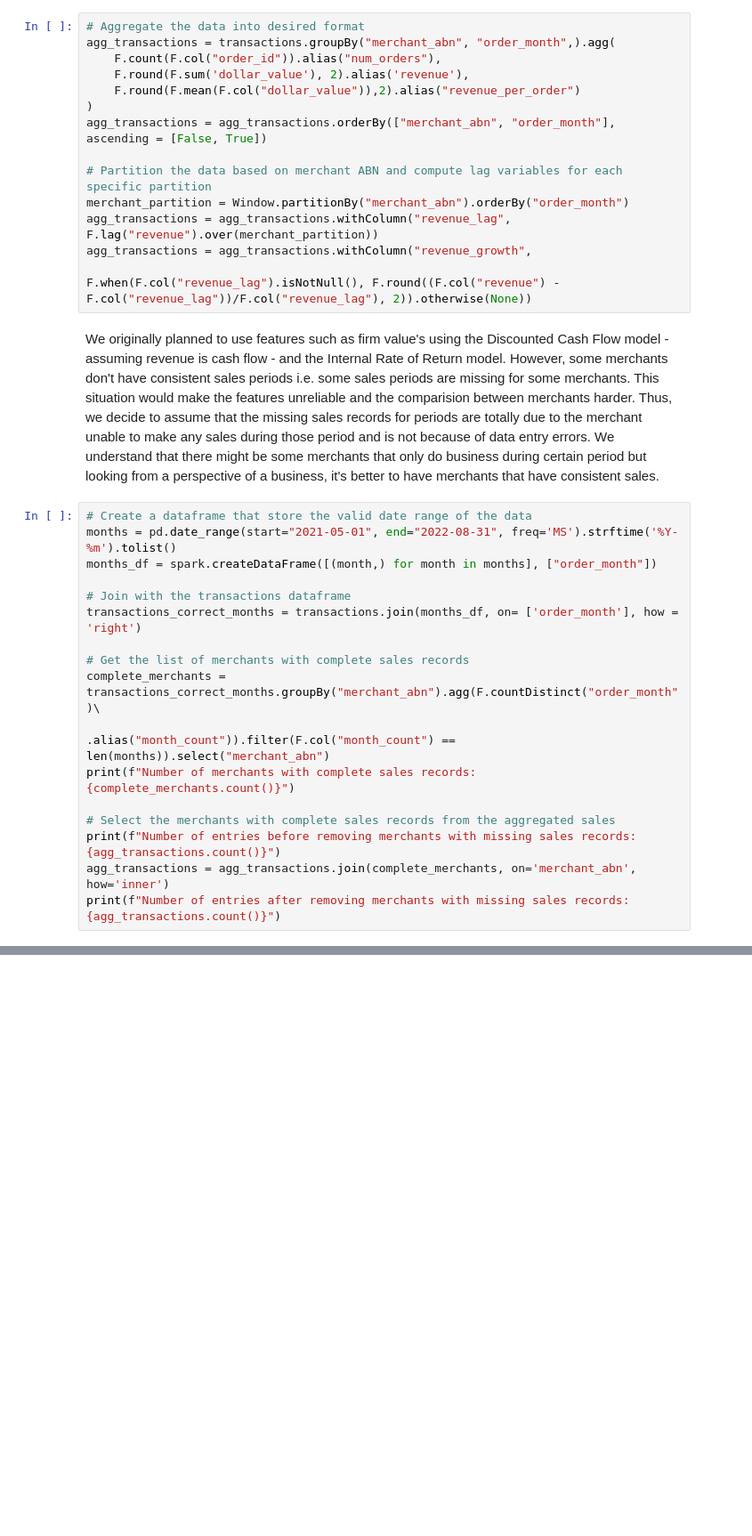
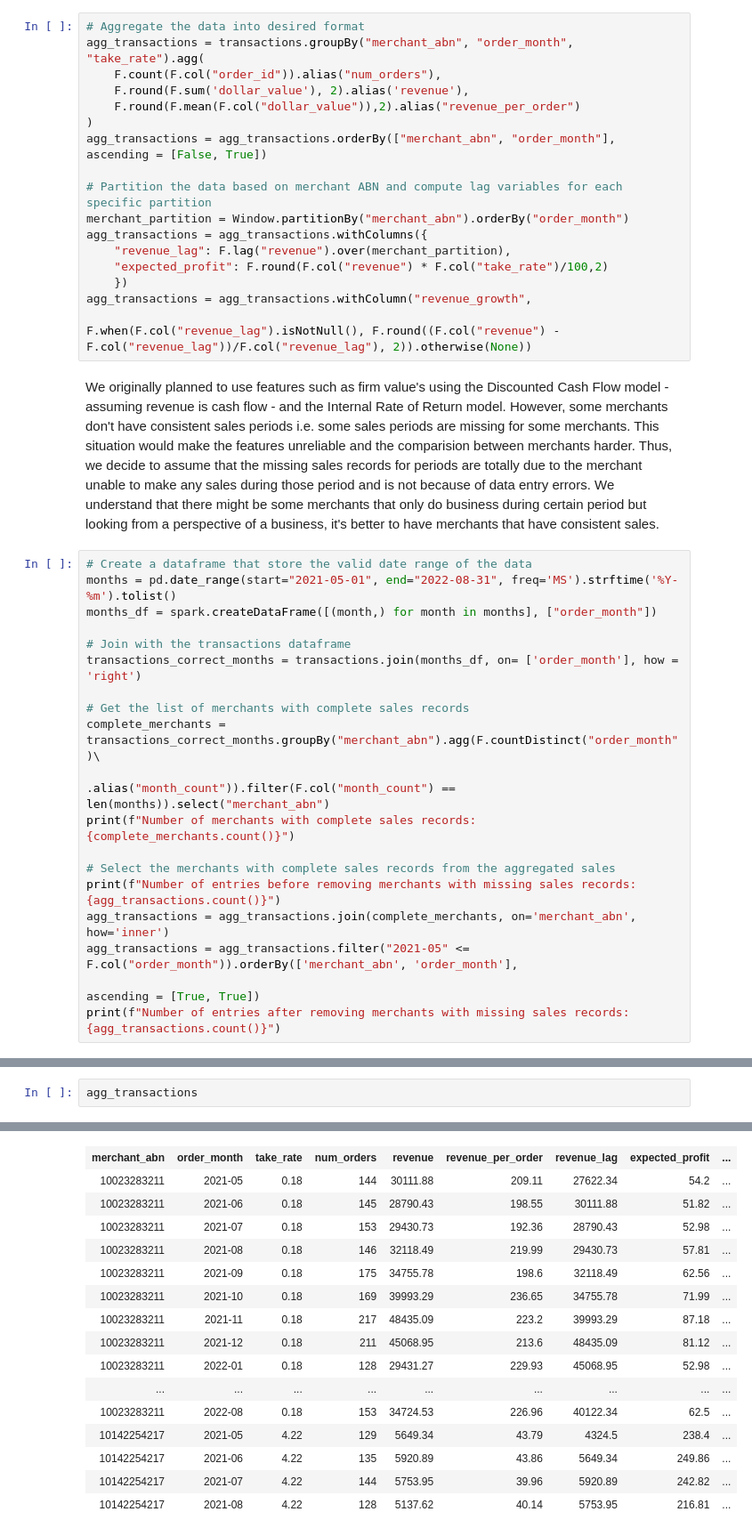
Before and after one commit to MAST30034-AppliedDataScience/project-2-group-buy-now-pay-later-industry-project-9, a Jupyter notebook: notebooks/ranking_model.ipynb, the cells around one changed output, grey strips where cells are left out. Shown at 89% size. Saved outputs shown, nothing was run; the diff lists cells and outputs as text; blank space fills up the shorter version.

```diff
--- a/notebooks/ranking_model.ipynb
+++ b/notebooks/ranking_model.ipynb
@@ -21,7 +33,7 @@ transactions = transactions.withColumn("order_month", F.date_format(F.col("order
 We think that the forecasted revenue of each month for each merchant will be useful in determining if we should onboard the merchant to the BNPL firm as it's an indication of future growth. The growth in number of orders each month might also be important.
 # %%
 # Aggregate the data into desired format
-agg_transactions = transactions.groupBy("merchant_abn", "order_month",).agg(
+agg_transactions = transactions.groupBy("merchant_abn", "order_month", "take_rate").agg(
     F.count(F.col("order_id")).alias("num_orders"),
     F.round(F.sum('dollar_value'), 2).alias('revenue'),
     F.round(F.mean(F.col("dollar_value")),2).alias("revenue_per_order")
@@ -30,7 +42,10 @@ agg_transactions = agg_transactions.orderBy(["merchant_abn", "order_month"], asc
 
 # Partition the data based on merchant ABN and compute lag variables for each specific partition
 merchant_partition = Window.partitionBy("merchant_abn").orderBy("order_month")
-agg_transactions = agg_transactions.withColumn("revenue_lag", F.lag("revenue").over(merchant_partition))
+agg_transactions = agg_transactions.withColumns({
+    "revenue_lag": F.lag("revenue").over(merchant_partition),
+    "expected_profit": F.round(F.col("revenue") * F.col("take_rate")/100,2)
+    })
 agg_transactions = agg_transactions.withColumn("revenue_growth",
                                                F.when(F.col("revenue_lag").isNotNull(), F.round((F.col("revenue") - F.col("revenue_lag"))/F.col("revenue_lag"), 2)).otherwise(None))
 # %% [markdown]
@@ -51,5 +66,7 @@ print(f"Number of merchants with complete sales records: {complete_merchants.cou
 # Select the merchants with complete sales records from the aggregated sales
 print(f"Number of entries before removing merchants with missing sales records: {agg_transactions.count()}")
 agg_transactions = agg_transactions.join(complete_merchants, on='merchant_abn', how='inner')
+agg_transactions = agg_transactions.filter("2021-05" <= F.col("order_month")).orderBy(['merchant_abn', 'order_month'],
+                                                                                      ascending = [True, True])
 print(f"Number of entries after removing merchants with missing sales records: {agg_transactions.count()}")
 # %% [output]
@@ -61,0 +83,3 @@ Number of entries after removing merchants with missing sales records: 59329
+# %%
+agg_transactions
+# %% [output]
@@ -61,0 +92,16 @@ Number of entries after removing merchants with missing sales records: 59329
+| merchant_abn | order_month | take_rate | num_orders | revenue | revenue_per_order | revenue_lag | expected_profit | ... |
+| 10023283211 | 2021-05 | 0.18 | 144 | 30111.88 | 209.11 | 27622.34 | 54.2 | ... |
+| 10023283211 | 2021-06 | 0.18 | 145 | 28790.43 | 198.55 | 30111.88 | 51.82 | ... |
+| 10023283211 | 2021-07 | 0.18 | 153 | 29430.73 | 192.36 | 28790.43 | 52.98 | ... |
+| 10023283211 | 2021-08 | 0.18 | 146 | 32118.49 | 219.99 | 29430.73 | 57.81 | ... |
+| 10023283211 | 2021-09 | 0.18 | 175 | 34755.78 | 198.6 | 32118.49 | 62.56 | ... |
+| 10023283211 | 2021-10 | 0.18 | 169 | 39993.29 | 236.65 | 34755.78 | 71.99 | ... |
+| 10023283211 | 2021-11 | 0.18 | 217 | 48435.09 | 223.2 | 39993.29 | 87.18 | ... |
+| 10023283211 | 2021-12 | 0.18 | 211 | 45068.95 | 213.6 | 48435.09 | 81.12 | ... |
+| 10023283211 | 2022-01 | 0.18 | 128 | 29431.27 | 229.93 | 45068.95 | 52.98 | ... |
+| ... | ... | ... | ... | ... | ... | ... | ... | ... |
+| 10023283211 | 2022-08 | 0.18 | 153 | 34724.53 | 226.96 | 40122.34 | 62.5 | ... |
+| 10142254217 | 2021-05 | 4.22 | 129 | 5649.34 | 43.79 | 4324.5 | 238.4 | ... |
+| 10142254217 | 2021-06 | 4.22 | 135 | 5920.89 | 43.86 | 5649.34 | 249.86 | ... |
+| 10142254217 | 2021-07 | 4.22 | 144 | 5753.95 | 39.96 | 5920.89 | 242.82 | ... |
+| 10142254217 | 2021-08 | 4.22 | 128 | 5137.62 | 40.14 | 5753.95 | 216.81 | ... |
```
Also changed, not shown: parts of 5 cells of this notebook, 4 other files.
